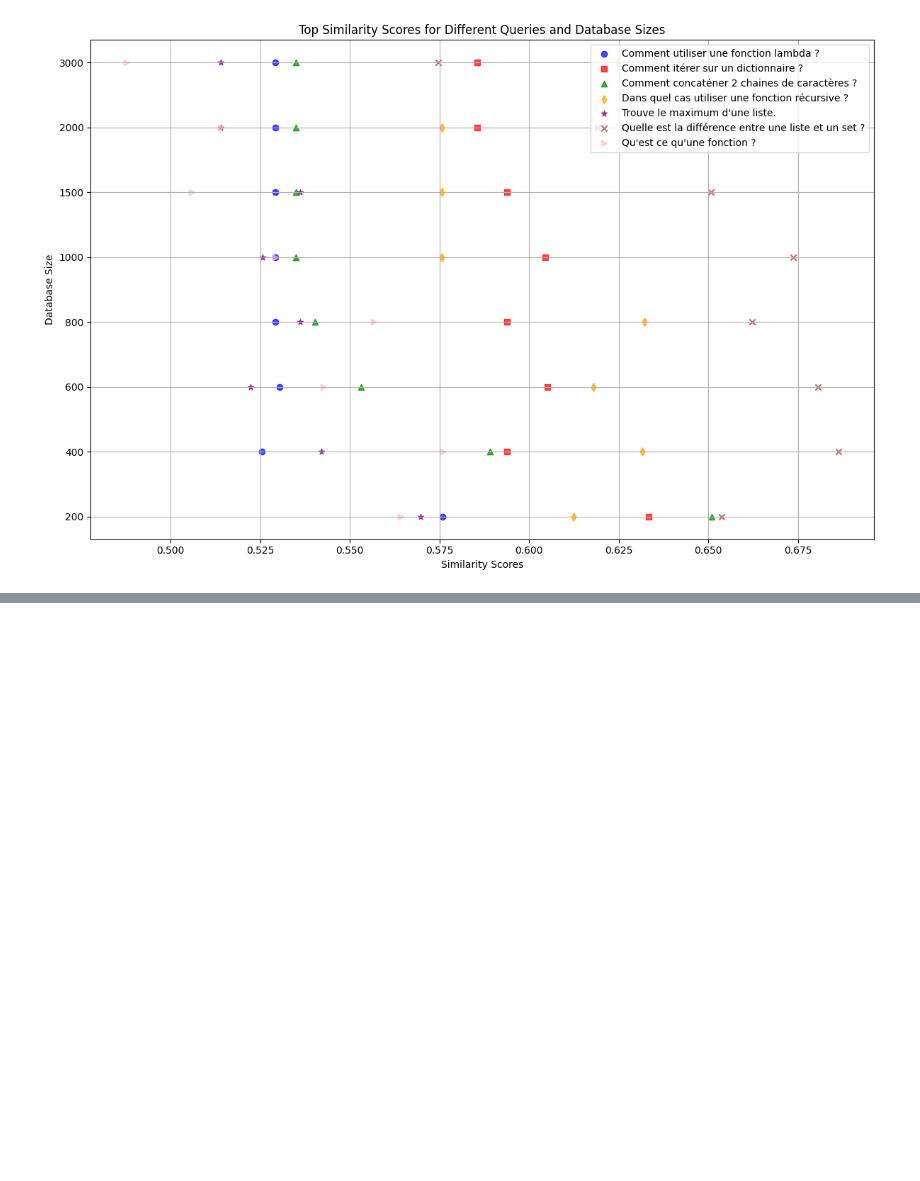
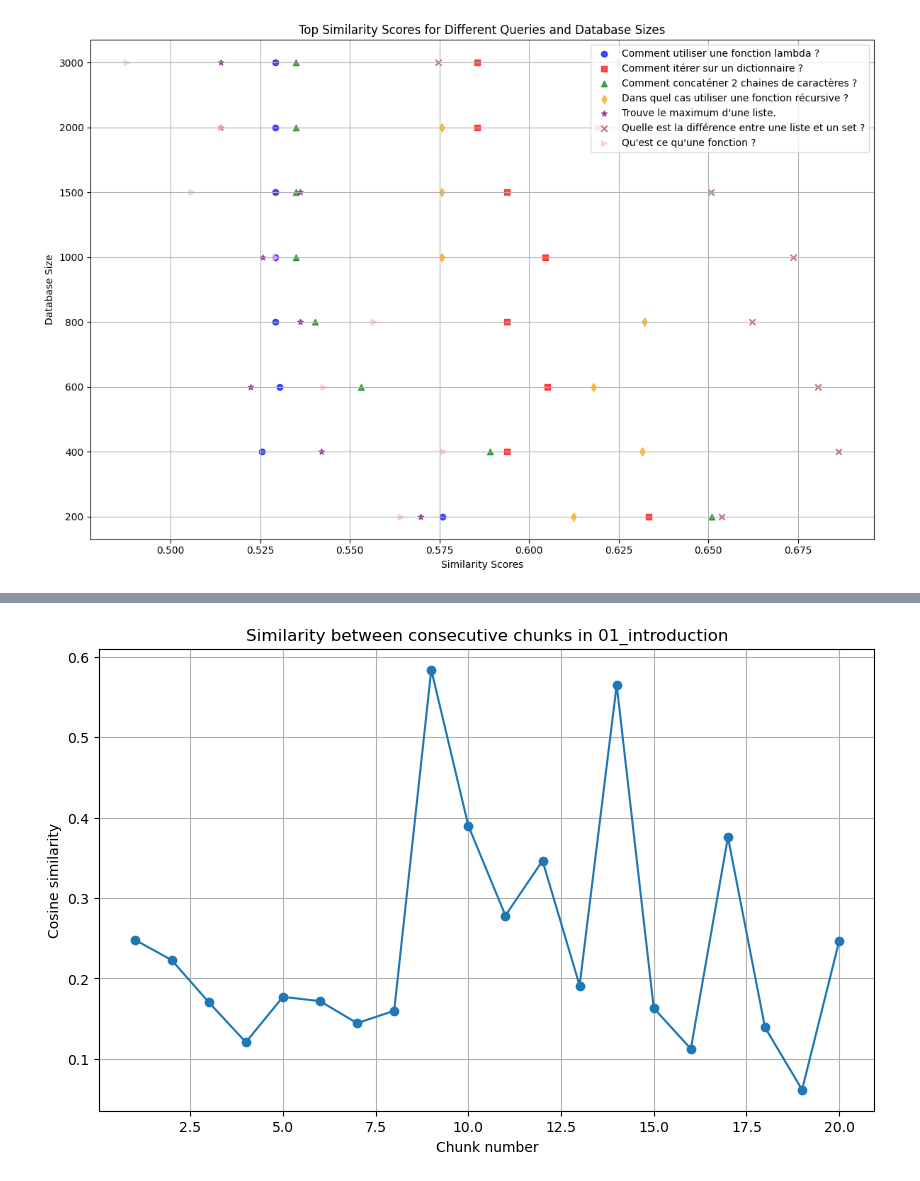
Before and after one commit to pierrepo/-biopyassistant-sandbox, a Jupyter notebook: src/analysis_chunk_size.ipynb, the cells around one changed output, grey strips where cells are left out. Drawn from its saved outputs; the diff is of its cells as text; code cells hidden in the pictures; blank space fills up the shorter version.

Commit message:
Add the plot of similarity score between successive chunks.

```diff
--- a/src/analysis_chunk_size.ipynb
+++ b/src/analysis_chunk_size.ipynb
@@ -502,0 +513,96 @@ Number of requested results 6000 is greater than number of elements in index 462
+# %%
+# load documents from the specified directory
+documents = load_documents("../data/markdown_raw")
+
+chapters = {}
+for chapter in documents:
+    chapters[chapter.metadata["source"].split("/")[-1].split(".")[0]] = chapter.page_content
+
+# Sort chapters by their keys
+chapters = dict(sorted(chapters.items()))
+
+# Split chaptera into chunks of 1000 characters
+chunks_1000 = {}
+for chapter, content in chapters.items():
+    chunks_1000[chapter] = split_text(content, 1000, 200)
+# %%
+def get_chunks_from_chapter(chapter_path: str, chunk_size: int = 1000, overlap: int = 200) -> List[str]:
+    # load documents from the specified directory
+    documents = load_documents(chapter_path)
+
+    chapters_details = {}
+    for chapter in documents:
+        chapters_details[chapter.metadata["source"].split("/")[-1].split(".")[0]] = chapter.page_content
+
+    # Sort chapters by their keys
+    chapters_details = dict(sorted(chapters_details.items()))
+
+    # Split chaptera into chunks
+    chunks = {}
+    for chapter, content in chapters_details.items():
+        chunks[chapter] = split_text(content, chunk_size, overlap)
+
+    return chunks
+
+
+def calculate_similarity(chunks: List[Dict[str, str]]) -> List[float]:
+    """Calculate the cosine similarity between consecutive chunks.
+
+    Parameters
+    ----------
+    chunks : list of dict
+        List of chunks where each chunk is a dictionary with keys 'page_content' and 'metadata'.
+
+    Returns
+    -------
+    similarities : list of float
+        List of cosine similarities between consecutive chunks.
+    """
+    # Extract text content from chunks
+    texts = [chunk.page_content for chunk in chunks]
+
+    # Vectorize the text using TF-IDF
+    vectorizer = TfidfVectorizer()
+    tfidf_matrix = vectorizer.fit_transform(texts)
+
+    # Calculate cosine similarities between consecutive chunks
+    similarities = []
+    for i in range(len(texts) - 1):
+        similarity = cosine_similarity(tfidf_matrix[i], tfidf_matrix[i + 1])[0, 0]
+        similarities.append(similarity)
+
+    return similarities
+
+
+def plot_similarity(chapter_name: str, similarities: List[float]):
+    """Plot the similarities between consecutive chunks for a chapter.
+
+    Parameters
+    ----------
+    chapter_name : str
+        The name of the chapter.
+    similarities : list of float
+        List of cosine similarities between consecutive chunks.
+    """
+    plt.figure(figsize=(10, 6))
+    plt.plot(range(1, len(similarities) + 1), similarities, marker='o')
+    plt.title(f'Similarity between consecutive chunks in chapter {chapter_name}')
+    plt.xlabel('Chunk number')
+    plt.ylabel('Cosine similarity')
+    plt.grid(True)
+    plt.show()
+
+
+def analyze_chapters(chapters: Dict[str, List[Dict[str, str]]]):
+    """Analyze the similarity between consecutive chunks for each chapter.
+
+    Parameters
+    ----------
+    chapters : dict
+        Dictionary where keys are chapter names and values are lists of chunks.
+    """
+    for chapter_name, chunks in chapters.items():
+        similarities = calculate_similarity(chunks)
+        plot_similarity(chapter_name, similarities)
+# %% [output]
+[figure, added]
```
Also changed, not shown: parts of 5 cells of this notebook.
